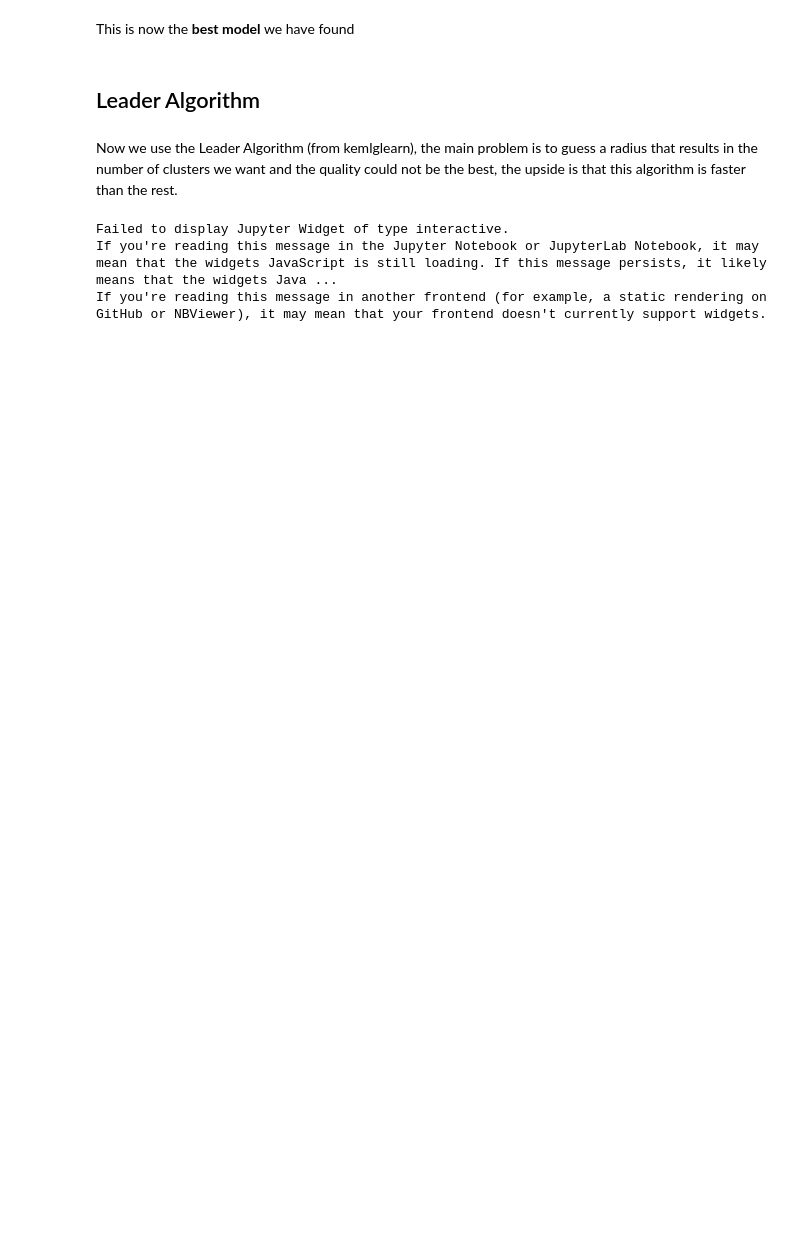
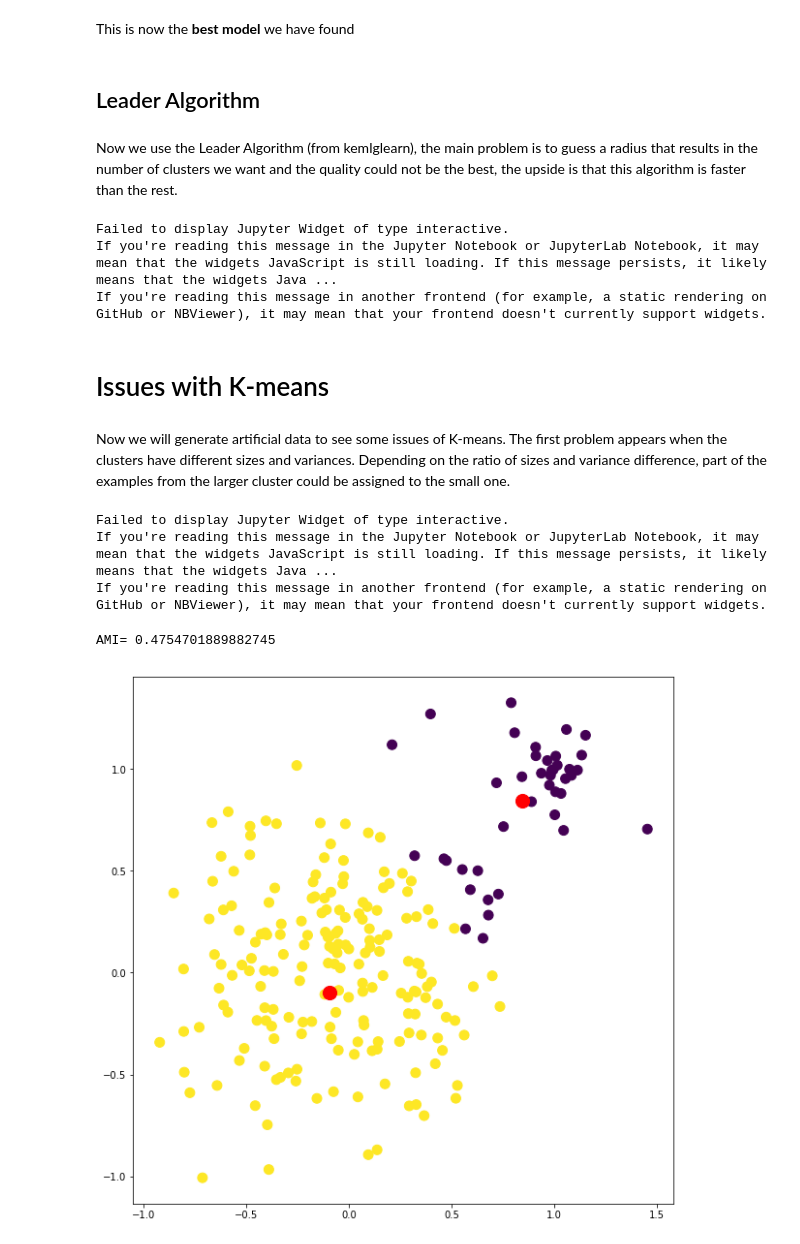
Before and after one commit to bejar/URLNotebooks, a Jupyter notebook: Notebooks/07PrototypeClustering.ipynb, the cells around one changed output. Cells and saved outputs as stored; diff of their text form; code cells hidden in the pictures; blank space fills up the shorter version.

```diff
--- a/Notebooks/07PrototypeClustering.ipynb
+++ b/Notebooks/07PrototypeClustering.ipynb
@@ -146,3 +146,31 @@ def g(r=2.5):
 Failed to display Jupyter Widget of type interactive.
 If you're reading this message in the Jupyter Notebook or JupyterLab Notebook, it may mean that the widgets JavaScript is still loading. If this message persists, it likely means that the widgets Java ...
 If you're reading this message in another frontend (for example, a static rendering on GitHub or NBViewer), it may mean that your frontend doesn't currently support widgets.
+# %% [markdown]
+# Issues with K-means
+# %% [markdown]
+Now we will generate artificial data to see some issues of K-means. The first problem appears when the clusters have different sizes and variances. Depending on the ratio of sizes and variance difference, part of the examples from the larger cluster could be assigned to the small one.
+# %%
+@interact(sc1=(25,200, 25), vc1=(0.1, 0.5, 0.1), sc2=(25,200, 25), vc2=(0.1, 0.5,0.1))
+def g(sc1=25, vc1=0.1, sc2=200, vc2=0.4):
+    global blobs
+    global blabels
+    blobs, blabels = make_blobs(n_samples=[sc1,sc2], n_features=2, centers=[[1,1], [0,0]], cluster_std=[vc1,vc2])
+    fig = plt.figure(figsize=(10,10))
+    ax = fig.add_subplot(111)
+    plt.scatter(blobs[:, 0], blobs[:, 1], c=blabels, s=100);
+# %% [output]
+Failed to display Jupyter Widget of type interactive.
+If you're reading this message in the Jupyter Notebook or JupyterLab Notebook, it may mean that the widgets JavaScript is still loading. If this message persists, it likely means that the widgets Java ...
+If you're reading this message in another frontend (for example, a static rendering on GitHub or NBViewer), it may mean that your frontend doesn't currently support widgets.
+# %%
+km = KMeans(n_clusters=2)
+km.fit(blobs)
+labels = km.fit_predict(blobs)
+print("AMI=", adjusted_mutual_info_score(blabels, labels))
+plt.figure(figsize=(10,10))
+plt.scatter(blobs[:, 0], blobs[:, 1], c=labels, s=100)
+plt.scatter(km.cluster_centers_[:,0], km.cluster_centers_[:,0], c='r', s=200);
+# %% [output]
+AMI= 0.4754701889882745
+[figure, added]
```
Also changed, not shown: parts of 18 cells of this notebook, 15 other files.
